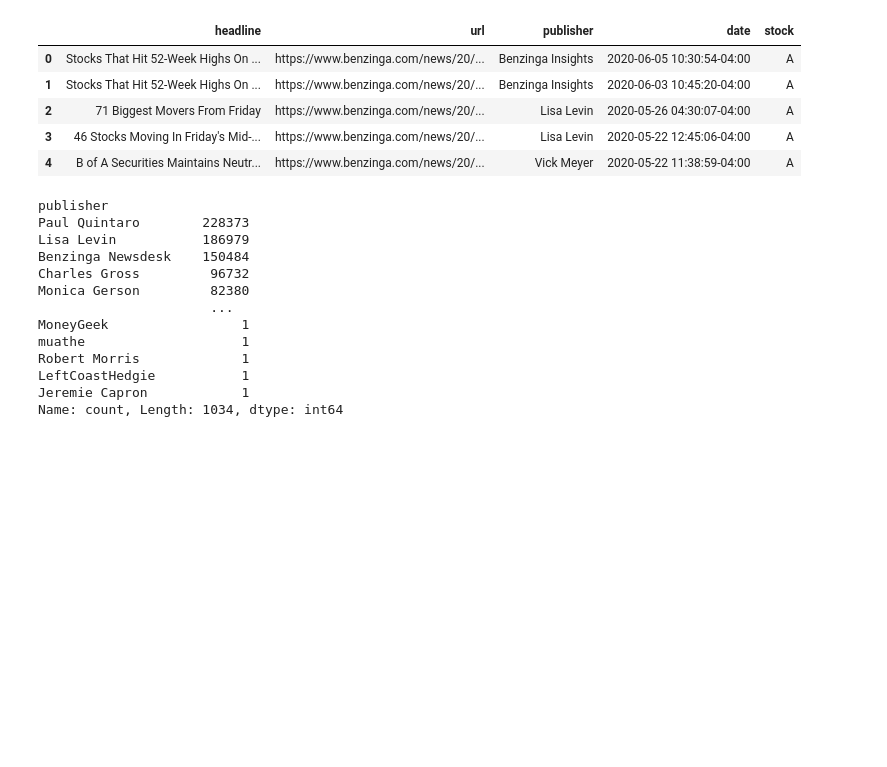
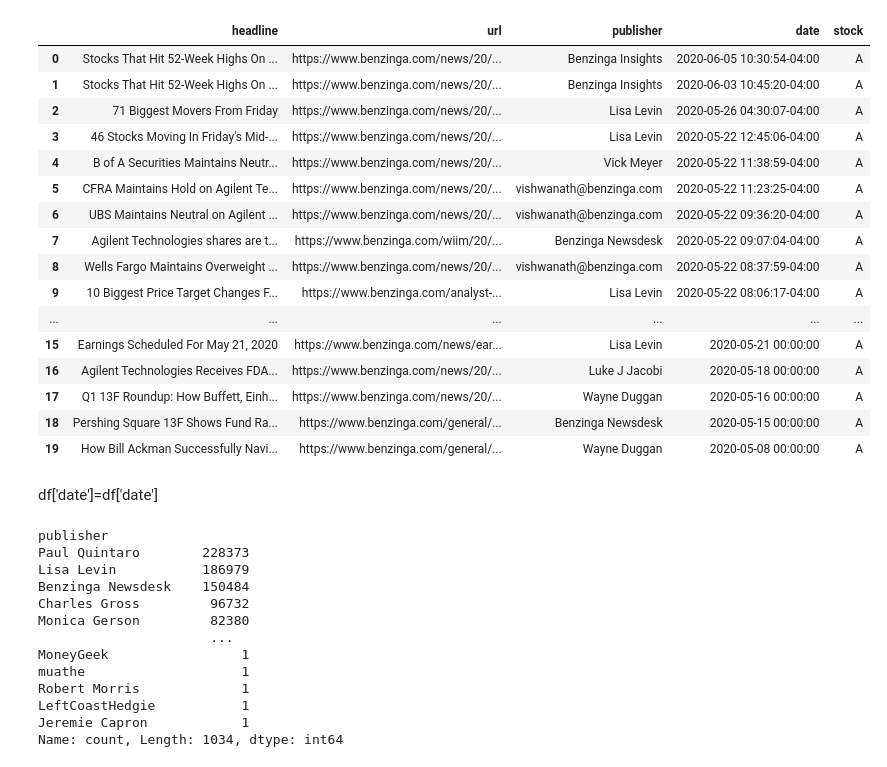
Before and after one commit to SosiSis/Nova-Financial-Solution, a Jupyter notebook: notebooks/analysis.ipynb, the cells around one changed output. Drawn from its saved outputs; the diff is of its cells as text; code cells hidden in the pictures; blank space fills up the shorter version.

```diff
--- a/notebooks/analysis.ipynb
+++ b/notebooks/analysis.ipynb
@@ -11,11 +12,24 @@ all_data_path = '../data/raw_analyst_ratings.csv'
 df = data_loader.read_csv_file(all_data_path)
 # %%
 df = df.get("data")
-df.head()
+df.head(20)
 # %% [output]
 |  | headline | url | publisher | date | stock |
 | 0 | Stocks That Hit 52-Week Highs On ... | https://www.benzinga.com/news/20/... | Benzinga Insights | 2020-06-05 10:30:54-04:00 | A |
 | 1 | Stocks That Hit 52-Week Highs On ... | https://www.benzinga.com/news/20/... | Benzinga Insights | 2020-06-03 10:45:20-04:00 | A |
 | 2 | 71 Biggest Movers From Friday | https://www.benzinga.com/news/20/... | Lisa Levin | 2020-05-26 04:30:07-04:00 | A |
 | 3 | 46 Stocks Moving In Friday's Mid-... | https://www.benzinga.com/news/20/... | Lisa Levin | 2020-05-22 12:45:06-04:00 | A |
 | 4 | B of A Securities Maintains Neutr... | https://www.benzinga.com/news/20/... | Vick Meyer | 2020-05-22 11:38:59-04:00 | A |
+| 5 | CFRA Maintains Hold on Agilent Te... | https://www.benzinga.com/news/20/... | vishwanath@benzinga.com | 2020-05-22 11:23:25-04:00 | A |
+| 6 | UBS Maintains Neutral on Agilent ... | https://www.benzinga.com/news/20/... | vishwanath@benzinga.com | 2020-05-22 09:36:20-04:00 | A |
+| 7 | Agilent Technologies shares are t... | https://www.benzinga.com/wiim/20/... | Benzinga Newsdesk | 2020-05-22 09:07:04-04:00 | A |
+| 8 | Wells Fargo Maintains Overweight ... | https://www.benzinga.com/news/20/... | vishwanath@benzinga.com | 2020-05-22 08:37:59-04:00 | A |
+| 9 | 10 Biggest Price Target Changes F... | https://www.benzinga.com/analyst-... | Lisa Levin | 2020-05-22 08:06:17-04:00 | A |
+| ... | ... | ... | ... | ... | ... |
+| 15 | Earnings Scheduled For May 21, 2020 | https://www.benzinga.com/news/ear... | Lisa Levin | 2020-05-21 00:00:00 | A |
+| 16 | Agilent Technologies Receives FDA... | https://www.benzinga.com/news/20/... | Luke J Jacobi | 2020-05-18 00:00:00 | A |
+| 17 | Q1 13F Roundup: How Buffett, Einh... | https://www.benzinga.com/news/20/... | Wayne Duggan | 2020-05-16 00:00:00 | A |
+| 18 | Pershing Square 13F Shows Fund Ra... | https://www.benzinga.com/general/... | Benzinga Newsdesk | 2020-05-15 00:00:00 | A |
+| 19 | How Bill Ackman Successfully Navi... | https://www.benzinga.com/general/... | Wayne Duggan | 2020-05-08 00:00:00 | A |
+# %% [markdown]
+df['date']=df['date']
```
Also changed, not shown: parts of 6 cells of this notebook, 1 other file.
